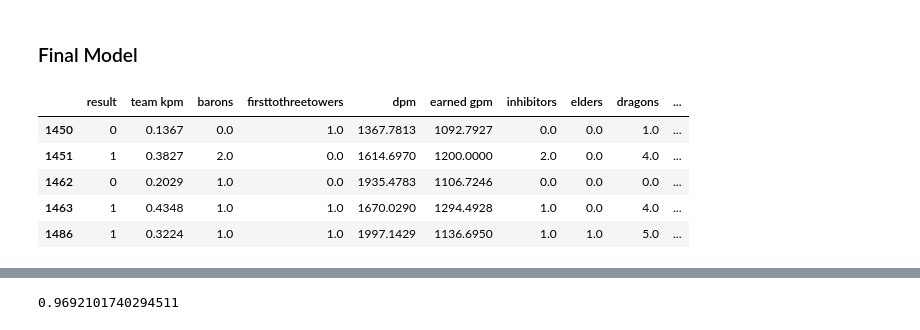
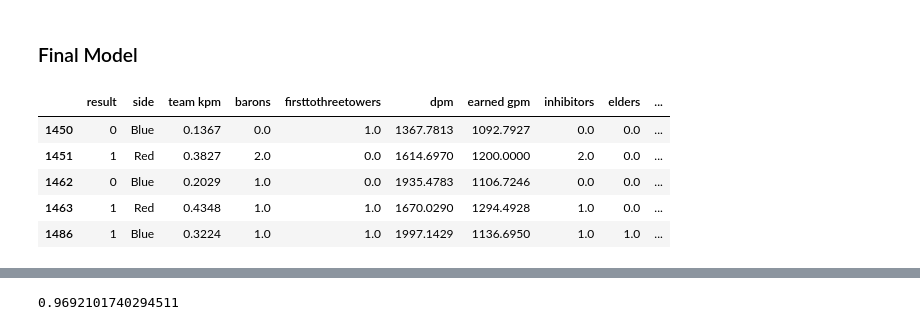
Before and after one commit to m1nce/wrmodel, a Jupyter notebook: 05-prediction/template.ipynb, the cells around one changed output, grey strips where cells are left out. Drawn from its saved outputs; the diff is of its cells as text; code cells hidden in the pictures.

```diff
--- a/05-prediction/template.ipynb
+++ b/05-prediction/template.ipynb
@@ -117,15 +117,15 @@ plt.show()
 ### Final Model
 # %%
 final_df = df[(df['position'] == 'team') & (df['league'] == 'LCK')]
-final_df = final_df[['result', 'team kpm', 'barons', 'firsttothreetowers', 'dpm', 'earned gpm', 'inhibitors', 'elders', 'dragons', 'towers']]
+final_df = final_df[['result', 'side', 'team kpm', 'barons', 'firsttothreetowers', 'dpm', 'earned gpm', 'inhibitors', 'elders', 'dragons', 'towers']]
 final_df.head()
 # %% [output]
-|  | result | team kpm | barons | firsttothreetowers | dpm | earned gpm | inhibitors | elders | dragons | ... |
-| 1450 | 0 | 0.1367 | 0.0 | 1.0 | 1367.7813 | 1092.7927 | 0.0 | 0.0 | 1.0 | ... |
-| 1451 | 1 | 0.3827 | 2.0 | 0.0 | 1614.6970 | 1200.0000 | 2.0 | 0.0 | 4.0 | ... |
-| 1462 | 0 | 0.2029 | 1.0 | 0.0 | 1935.4783 | 1106.7246 | 0.0 | 0.0 | 0.0 | ... |
-| 1463 | 1 | 0.4348 | 1.0 | 1.0 | 1670.0290 | 1294.4928 | 1.0 | 0.0 | 4.0 | ... |
-| 1486 | 1 | 0.3224 | 1.0 | 1.0 | 1997.1429 | 1136.6950 | 1.0 | 1.0 | 5.0 | ... |
+|  | result | side | team kpm | barons | firsttothreetowers | dpm | earned gpm | inhibitors | elders | ... |
+| 1450 | 0 | Blue | 0.1367 | 0.0 | 1.0 | 1367.7813 | 1092.7927 | 0.0 | 0.0 | ... |
+| 1451 | 1 | Red | 0.3827 | 2.0 | 0.0 | 1614.6970 | 1200.0000 | 2.0 | 0.0 | ... |
+| 1462 | 0 | Blue | 0.2029 | 1.0 | 0.0 | 1935.4783 | 1106.7246 | 0.0 | 0.0 | ... |
+| 1463 | 1 | Red | 0.4348 | 1.0 | 1.0 | 1670.0290 | 1294.4928 | 1.0 | 0.0 | ... |
+| 1486 | 1 | Blue | 0.3224 | 1.0 | 1.0 | 1997.1429 | 1136.6950 | 1.0 | 1.0 | ... |
 # %%
 X = final_df.drop(columns='result')
 y = final_df['result']
```
Also changed, not shown: parts of 13 cells of this notebook.
